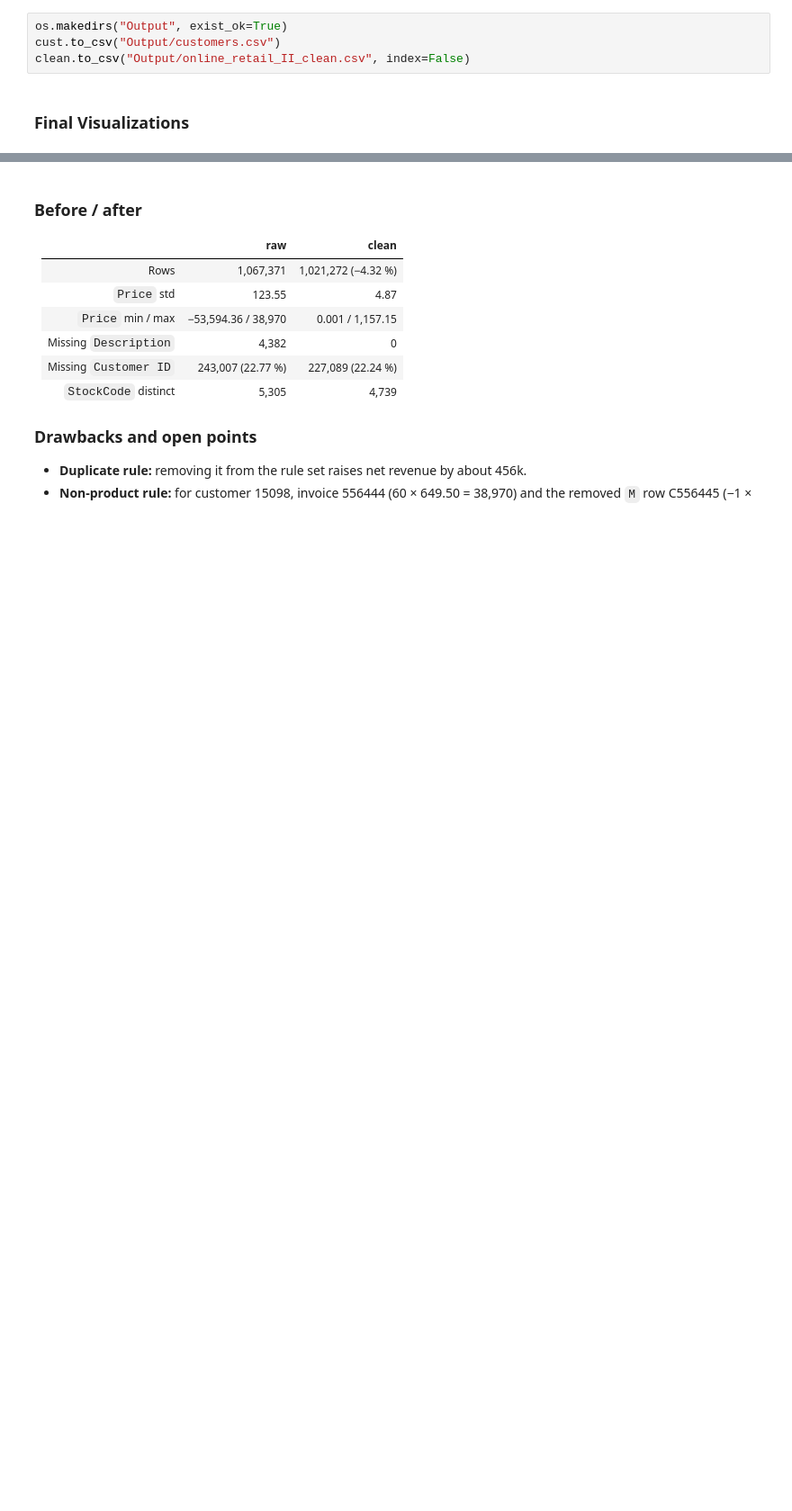
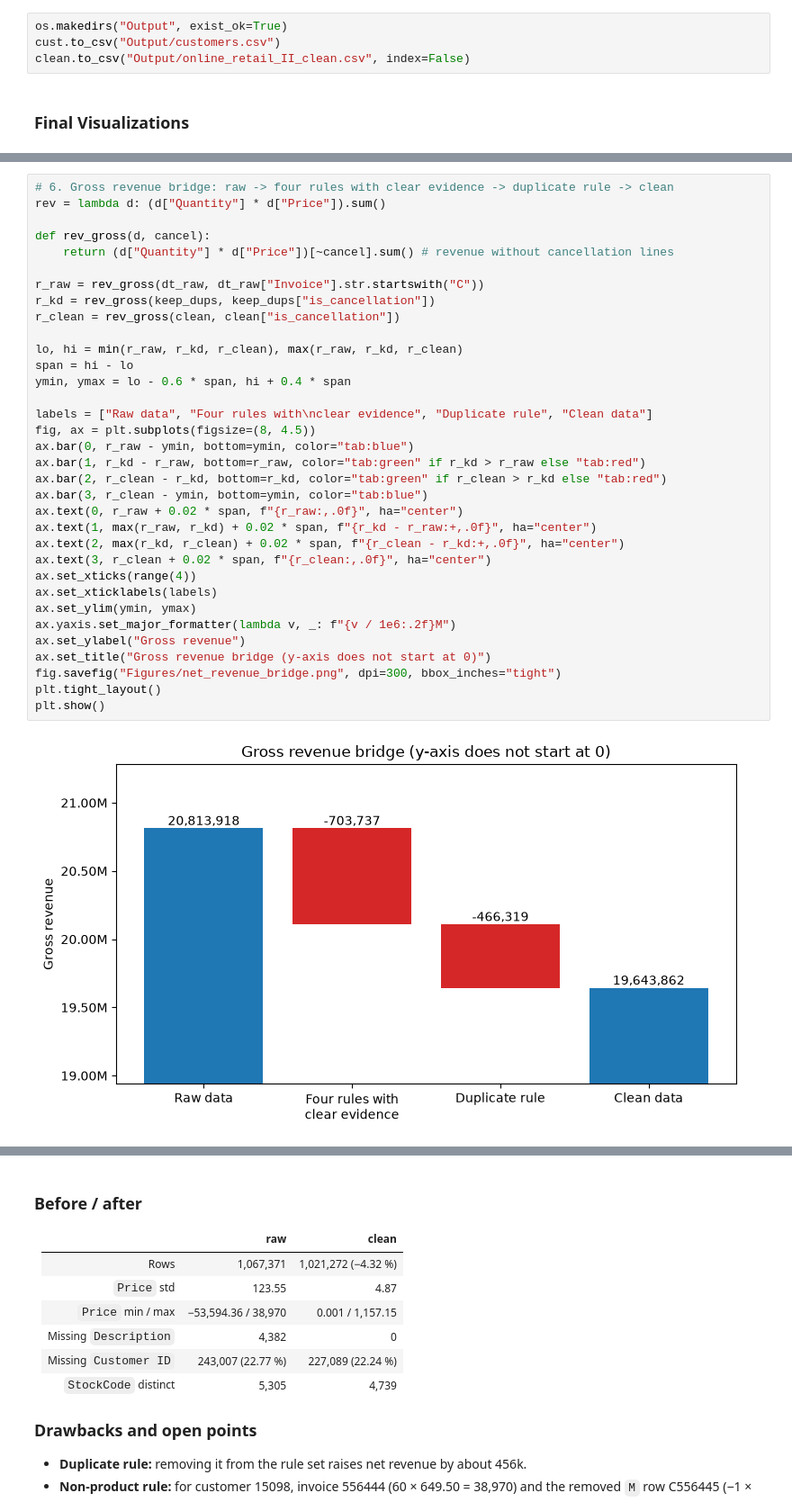
Before and after one commit to anristepanian/data-wrangling-on-e-commerce-data, a Jupyter notebook: main.ipynb, the cells around one changed output, grey strips where cells are left out. Shown at 90% size. Saved outputs shown, nothing was run; the diff lists cells and outputs as text; blank space fills up the shorter version.

```diff
--- a/main.ipynb
+++ b/main.ipynb
@@ -1466,0 +1332,36 @@ plt.show()
+# %%
+# 6. Gross revenue bridge: raw -> four rules with clear evidence -> duplicate rule -> clean
+rev = lambda d: (d["Quantity"] * d["Price"]).sum()
+
+def rev_gross(d, cancel):
+    return (d["Quantity"] * d["Price"])[~cancel].sum() # revenue without cancellation lines
+
+r_raw = rev_gross(dt_raw, dt_raw["Invoice"].str.startswith("C"))
+r_kd = rev_gross(keep_dups, keep_dups["is_cancellation"])
+r_clean = rev_gross(clean, clean["is_cancellation"])
+
+lo, hi = min(r_raw, r_kd, r_clean), max(r_raw, r_kd, r_clean)
+span = hi - lo
+ymin, ymax = lo - 0.6 * span, hi + 0.4 * span
+
+labels = ["Raw data", "Four rules with\nclear evidence", "Duplicate rule", "Clean data"]
+fig, ax = plt.subplots(figsize=(8, 4.5))
+ax.bar(0, r_raw - ymin, bottom=ymin, color="tab:blue")
+ax.bar(1, r_kd - r_raw, bottom=r_raw, color="tab:green" if r_kd > r_raw else "tab:red")
+ax.bar(2, r_clean - r_kd, bottom=r_kd, color="tab:green" if r_clean > r_kd else "tab:red")
+ax.bar(3, r_clean - ymin, bottom=ymin, color="tab:blue")
+ax.text(0, r_raw + 0.02 * span, f"{r_raw:,.0f}", ha="center")
+ax.text(1, max(r_raw, r_kd) + 0.02 * span, f"{r_kd - r_raw:+,.0f}", ha="center")
+ax.text(2, max(r_kd, r_clean) + 0.02 * span, f"{r_clean - r_kd:+,.0f}", ha="center")
+ax.text(3, r_clean + 0.02 * span, f"{r_clean:,.0f}", ha="center")
+ax.set_xticks(range(4))
+ax.set_xticklabels(labels)
+ax.set_ylim(ymin, ymax)
+ax.yaxis.set_major_formatter(lambda v, _: f"{v / 1e6:.2f}M")
+ax.set_ylabel("Gross revenue")
+ax.set_title("Gross revenue bridge (y-axis does not start at 0)")
+fig.savefig("Figures/net_revenue_bridge.png", dpi=300, bbox_inches="tight")
+plt.tight_layout()
+plt.show()
+# %% [output]
+[figure, added]
```
Also changed, not shown: parts of 23 cells of this notebook, 2 other files.
